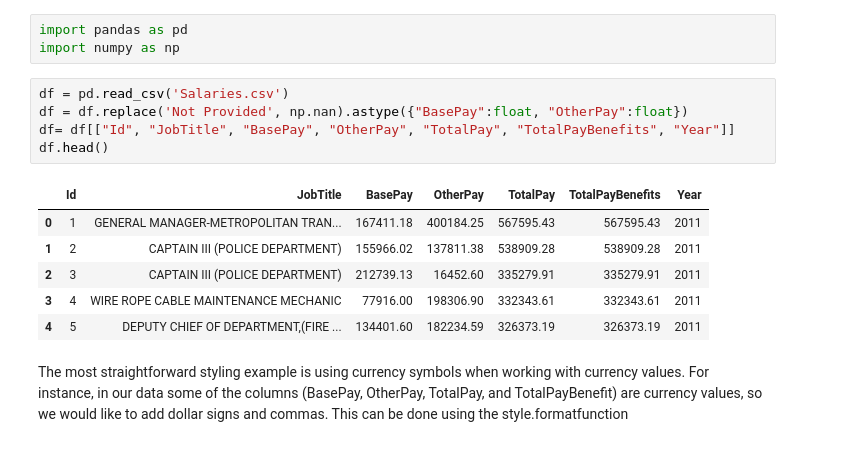
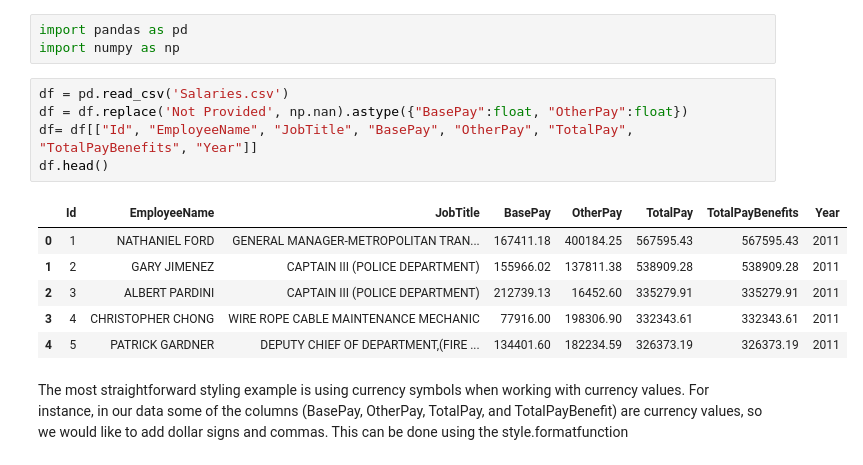
Before and after one commit to lennertamas/pandas, a Jupyter notebook: 17-Styling/17-styling.ipynb, the cells around one changed output. Drawn from its saved outputs; the diff is of its cells as text.

```diff
--- a/17-Styling/17-styling.ipynb
+++ b/17-Styling/17-styling.ipynb
@@ -21,15 +23,15 @@ import numpy as np
 # %%
 df = pd.read_csv('Salaries.csv')
 df = df.replace('Not Provided', np.nan).astype({"BasePay":float, "OtherPay":float})
-df= df[["Id", "JobTitle", "BasePay", "OtherPay", "TotalPay", "TotalPayBenefits", "Year"]]
+df= df[["Id", "EmployeeName", "JobTitle", "BasePay", "OtherPay", "TotalPay", "TotalPayBenefits", "Year"]]
 df.head()
 # %% [output]
-|  | Id | JobTitle | BasePay | OtherPay | TotalPay | TotalPayBenefits | Year |
-| 0 | 1 | GENERAL MANAGER-METROPOLITAN TRAN... | 167411.18 | 400184.25 | 567595.43 | 567595.43 | 2011 |
-| 1 | 2 | CAPTAIN III (POLICE DEPARTMENT) | 155966.02 | 137811.38 | 538909.28 | 538909.28 | 2011 |
-| 2 | 3 | CAPTAIN III (POLICE DEPARTMENT) | 212739.13 | 16452.60 | 335279.91 | 335279.91 | 2011 |
-| 3 | 4 | WIRE ROPE CABLE MAINTENANCE MECHANIC | 77916.00 | 198306.90 | 332343.61 | 332343.61 | 2011 |
-| 4 | 5 | DEPUTY CHIEF OF DEPARTMENT,(FIRE ... | 134401.60 | 182234.59 | 326373.19 | 326373.19 | 2011 |
+|  | Id | EmployeeName | JobTitle | BasePay | OtherPay | TotalPay | TotalPayBenefits | Year |
+| 0 | 1 | NATHANIEL FORD | GENERAL MANAGER-METROPOLITAN TRAN... | 167411.18 | 400184.25 | 567595.43 | 567595.43 | 2011 |
+| 1 | 2 | GARY JIMENEZ | CAPTAIN III (POLICE DEPARTMENT) | 155966.02 | 137811.38 | 538909.28 | 538909.28 | 2011 |
+| 2 | 3 | ALBERT PARDINI | CAPTAIN III (POLICE DEPARTMENT) | 212739.13 | 16452.60 | 335279.91 | 335279.91 | 2011 |
+| 3 | 4 | CHRISTOPHER CHONG | WIRE ROPE CABLE MAINTENANCE MECHANIC | 77916.00 | 198306.90 | 332343.61 | 332343.61 | 2011 |
+| 4 | 5 | PATRICK GARDNER | DEPUTY CHIEF OF DEPARTMENT,(FIRE ... | 134401.60 | 182234.59 | 326373.19 | 326373.19 | 2011 |
 # %% [markdown]
 The most straightforward styling example is using currency symbols when working with currency values. For instance, in our data some of the columns (BasePay, OtherPay, TotalPay, and TotalPayBenefit) are currency values, so we would like to add dollar signs and commas. This can be done using the style.formatfunction
 # %%
```
Also changed, not shown: parts of 4 cells of this notebook, 3 other files.
